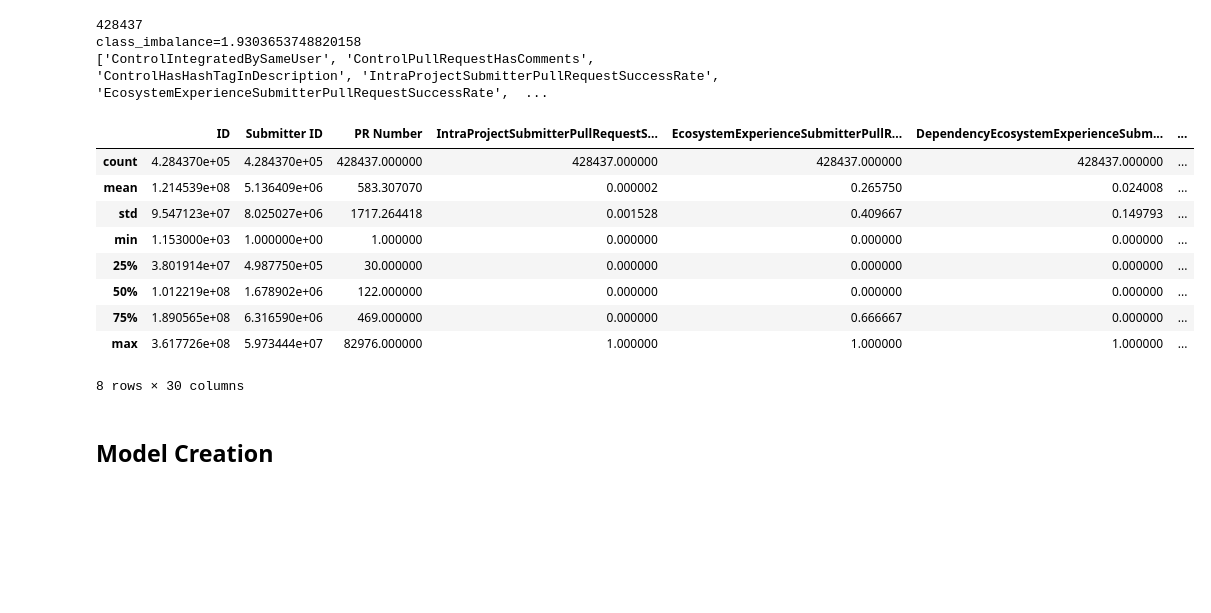
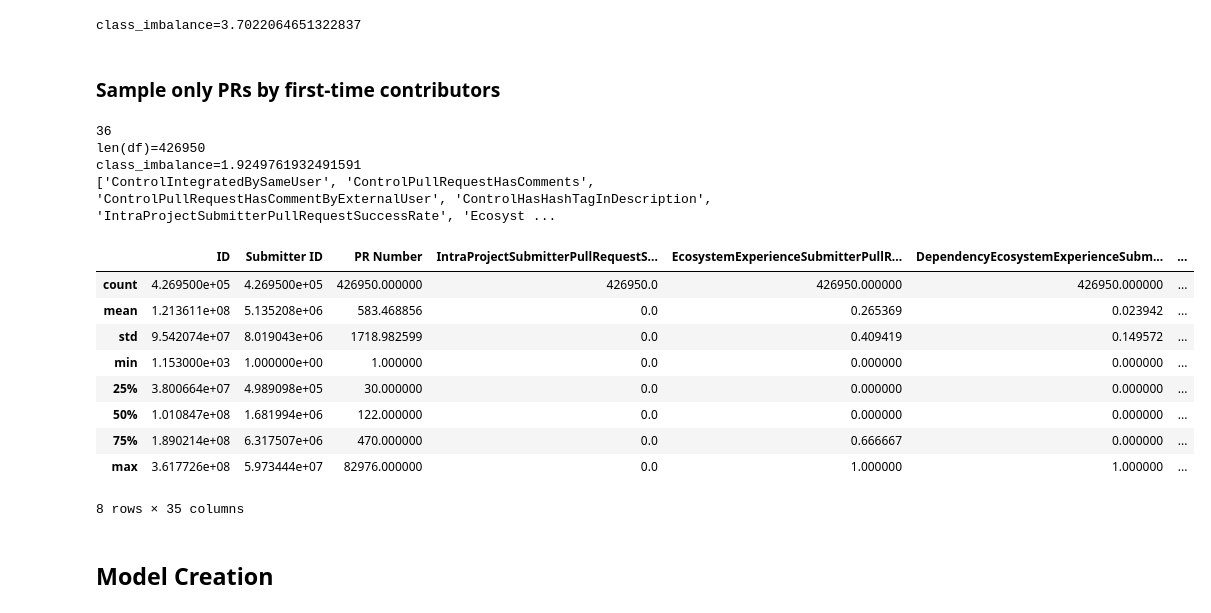
Before and after one commit to wmeijer221/msc_thesis, a Jupyter notebook: python_proj/modelling/notebooks/random_forest/ftc_model.ipynb, the cells around one changed output. Cells and saved outputs as stored; diff of their text form; code cells hidden in the pictures; blank space fills up the shorter version.

```diff
--- a/python_proj/modelling/notebooks/random_forest/ftc_model.ipynb
+++ b/python_proj/modelling/notebooks/random_forest/ftc_model.ipynb
@@ -61,0 +20,25 @@ class_imbalance=3.710177927182935
+# %%
+import pandas as pd
+import numpy as np
+import json
+
+
+# Loads regular dataframe.
+df: pd.DataFrame = pd.read_csv(filepath_or_buffer=data_path, header=0)
+
+# Creates sub-datasets.
+metadata_fields = ["ID", "Project Name", "Submitter ID", "PR Number", "Closed At"]
+dependent_fields = [pr_merged_key]
+
+df.describe()
+# %% [output]
+class_imbalance=3.7022064651322837
+# %%
+# Identifieds independent / predictor fields.
+
+
+def is_independent_field(field: str) -> bool:
+    return field not in metadata_fields and field != pr_merged_key
+
+
+independent_fields = list(filter(is_independent_field, df.columns))
@@ -62,36 +50,37 @@ class_imbalance=3.710177927182935
+# %% [markdown]
+### Sample only PRs by first-time contributors
 # %%
-# FTC selection
+# Filters data
+df = df[df[ftc_key] == True]
+df = df.drop([ftc_key], axis=1)
+independent_fields.remove(ftc_key)
+print(f"{len(df)=}")
 
-df = df[df[ftc_key] == True]
-not_applicable_fields = [ftc_key]
-df = df.drop(not_applicable_fields, axis=1)
-independent_fields = [field for field in df.columns
-                      if (field not in metadata_fields
-                          and field != pr_merged_key
-                          and field not in not_applicable_fields)]
-print(len(df))
-
+# Recalculates class imbalance.
 class_counts = df[pr_merged_key].value_counts()
 class_imbalance = class_counts[True] / class_counts[False]
-print(f'{class_imbalance=}')
+print(f"{class_imbalance=}")
 
+# Resets indices.
 df = df.reset_index(drop=True)
 print(independent_fields)
+
 df.describe()
 # %% [output]
-428437
-class_imbalance=1.9303653748820158
-['ControlIntegratedBySameUser', 'ControlPullRequestHasComments', 'ControlHasHashTagInDescription', 'IntraProjectSubmitterPullRequestSuccessRate', 'EcosystemExperienceSubmitterPullRequestSuccessRate',  ...
+36
+len(df)=426950
+class_imbalance=1.9249761932491591
+['ControlIntegratedBySameUser', 'ControlPullRequestHasComments', 'ControlPullRequestHasCommentByExternalUser', 'ControlHasHashTagInDescription', 'IntraProjectSubmitterPullRequestSuccessRate', 'Ecosyst ...
 |  | ID | Submitter ID | PR Number | IntraProjectSubmitterPullRequestS... | EcosystemExperienceSubmitterPullR... | DependencyEcosystemExperienceSubm... | ... |
-| count | 4.284370e+05 | 4.284370e+05 | 428437.000000 | 428437.000000 | 428437.000000 | 428437.000000 | ... |
-| mean | 1.214539e+08 | 5.136409e+06 | 583.307070 | 0.000002 | 0.265750 | 0.024008 | ... |
-| std | 9.547123e+07 | 8.025027e+06 | 1717.264418 | 0.001528 | 0.409667 | 0.149793 | ... |
-| min | 1.153000e+03 | 1.000000e+00 | 1.000000 | 0.000000 | 0.000000 | 0.000000 | ... |
-| 25% | 3.801914e+07 | 4.987750e+05 | 30.000000 | 0.000000 | 0.000000 | 0.000000 | ... |
-| 50% | 1.012219e+08 | 1.678902e+06 | 122.000000 | 0.000000 | 0.000000 | 0.000000 | ... |
-| 75% | 1.890565e+08 | 6.316590e+06 | 469.000000 | 0.000000 | 0.666667 | 0.000000 | ... |
-| max | 3.617726e+08 | 5.973444e+07 | 82976.000000 | 1.000000 | 1.000000 | 1.000000 | ... |
+| count | 4.269500e+05 | 4.269500e+05 | 426950.000000 | 426950.0 | 426950.000000 | 426950.000000 | ... |
+| mean | 1.213611e+08 | 5.135208e+06 | 583.468856 | 0.0 | 0.265369 | 0.023942 | ... |
+| std | 9.542074e+07 | 8.019043e+06 | 1718.982599 | 0.0 | 0.409419 | 0.149572 | ... |
+| min | 1.153000e+03 | 1.000000e+00 | 1.000000 | 0.0 | 0.000000 | 0.000000 | ... |
+| 25% | 3.800664e+07 | 4.989098e+05 | 30.000000 | 0.0 | 0.000000 | 0.000000 | ... |
+| 50% | 1.010847e+08 | 1.681994e+06 | 122.000000 | 0.0 | 0.000000 | 0.000000 | ... |
+| 75% | 1.890214e+08 | 6.317507e+06 | 470.000000 | 0.0 | 0.666667 | 0.000000 | ... |
+| max | 3.617726e+08 | 5.973444e+07 | 82976.000000 | 0.0 | 1.000000 | 1.000000 | ... |
-8 rows × 30 columns
+8 rows × 35 columns
 # %% [markdown]
 ## Model Creation
 # %% [markdown]
```
Also changed, not shown: parts of 23 cells of this notebook, 8 other files.
